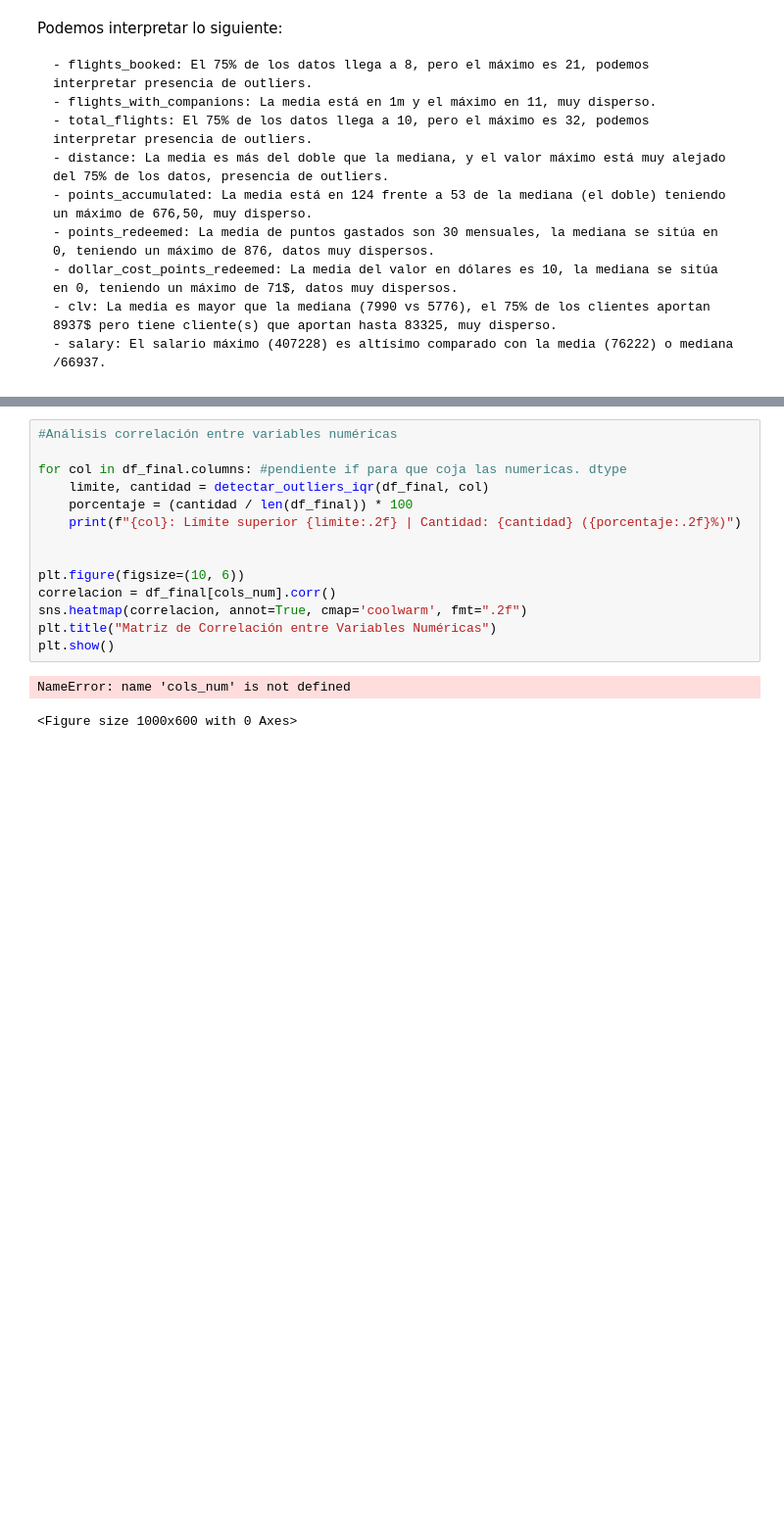
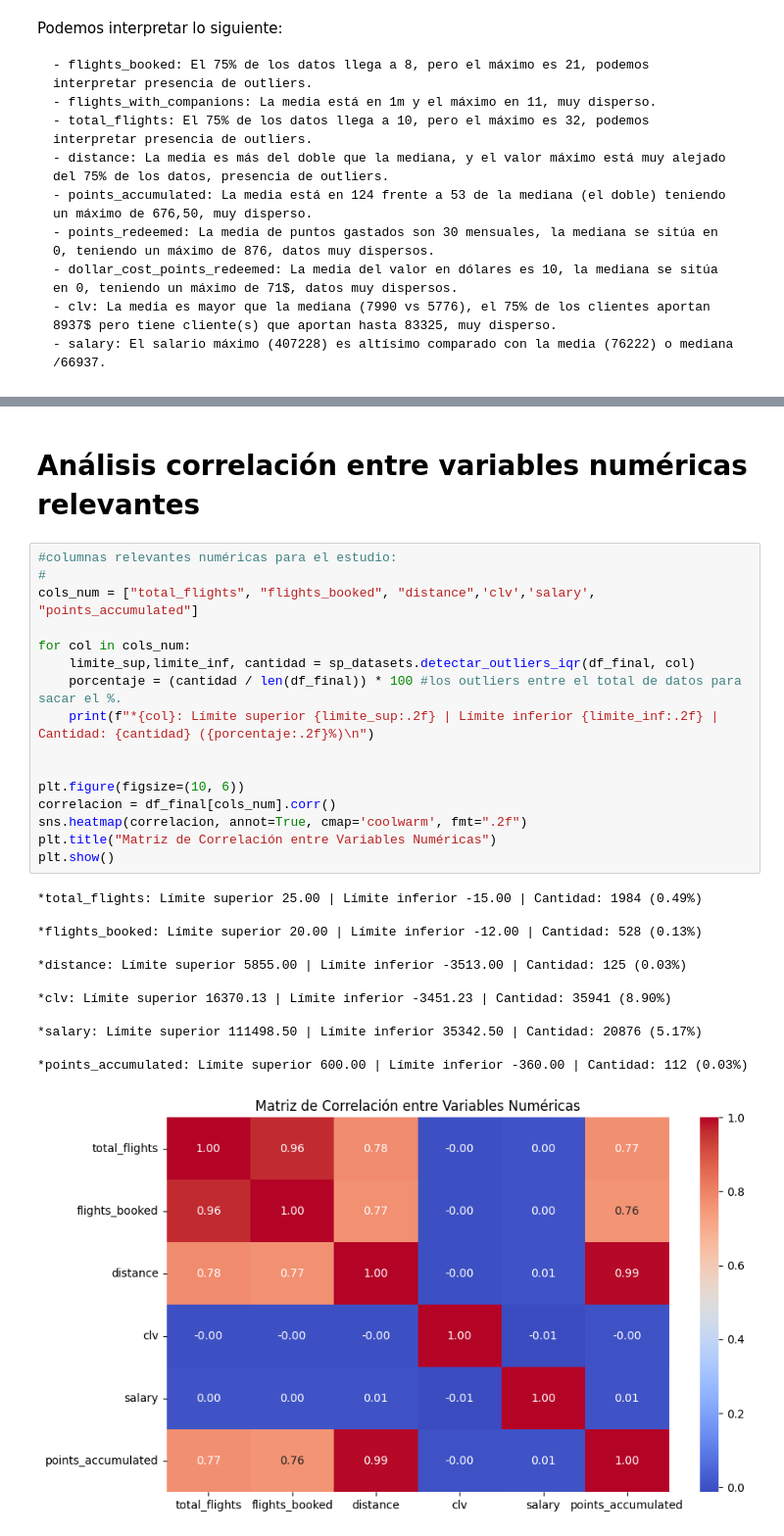
Before and after one commit to Adalab/bda-modulo-3-evaluacion-final-Lumo88-1, a Jupyter notebook: 03 Analisis_estadistico.ipynb, the cells around one changed output, grey strips where cells are left out. Shown at 98% size. Drawn from its saved outputs; the diff is of its cells as text; blank space fills up the shorter version.

Commit message:
Visualización iniciada

```diff
--- a/03 Analisis_estadistico.ipynb
+++ b/03 Analisis_estadistico.ipynb
@@ -89,17 +92,31 @@ dtype: float64
+# %% [markdown]
+# Análisis correlación entre variables numéricas relevantes
 # %%
-#Análisis correlación entre variables numéricas
+#columnas relevantes numéricas para el estudio:
+#
+cols_num = ["total_flights", "flights_booked", "distance",'clv','salary', "points_accumulated"]
 
-for col in df_final.columns: #pendiente if para que coja las numericas. dtype
-    limite, cantidad = detectar_outliers_iqr(df_final, col)
-    porcentaje = (cantidad / len(df_final)) * 100
-    print(f"{col}: Límite superior {limite:.2f} | Cantidad: {cantidad} ({porcentaje:.2f}%)")
+for col in cols_num:
+    limite_sup,limite_inf, cantidad = sp_datasets.detectar_outliers_iqr(df_final, col)
+    porcentaje = (cantidad / len(df_final)) * 100 #los outliers entre el total de datos para sacar el %.
+    print(f"*{col}: Límite superior {limite_sup:.2f} | Límite inferior {limite_inf:.2f} | Cantidad: {cantidad} ({porcentaje:.2f}%)\n")
 
 
 plt.figure(figsize=(10, 6))
 correlacion = df_final[cols_num].corr()
 sns.heatmap(correlacion, annot=True, cmap='coolwarm', fmt=".2f")
 plt.title("Matriz de Correlación entre Variables Numéricas")
 plt.show()
 # %% [output]
-NameError: name 'cols_num' is not defined
+*total_flights: Límite superior 25.00 | Límite inferior -15.00 | Cantidad: 1984 (0.49%)
+
+*flights_booked: Límite superior 20.00 | Límite inferior -12.00 | Cantidad: 528 (0.13%)
+
+*distance: Límite superior 5855.00 | Límite inferior -3513.00 | Cantidad: 125 (0.03%)
+
+*clv: Límite superior 16370.13 | Límite inferior -3451.23 | Cantidad: 35941 (8.90%)
+
+*salary: Límite superior 111498.50 | Límite inferior 35342.50 | Cantidad: 20876 (5.17%)
+
+*points_accumulated: Límite superior 600.00 | Límite inferior -360.00 | Cantidad: 112 (0.03%)
-<Figure size 1000x600 with 0 Axes>
+[figure, added]
```
Also changed, not shown: parts of 21 cells of this notebook, 1 other file.
